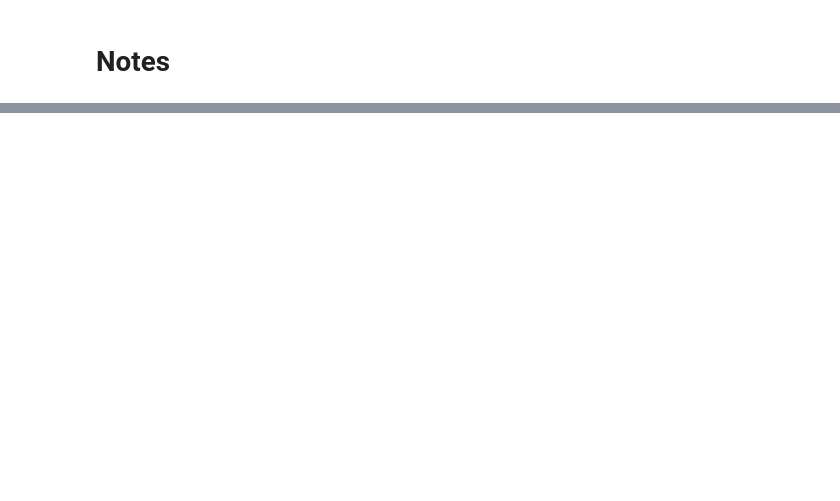
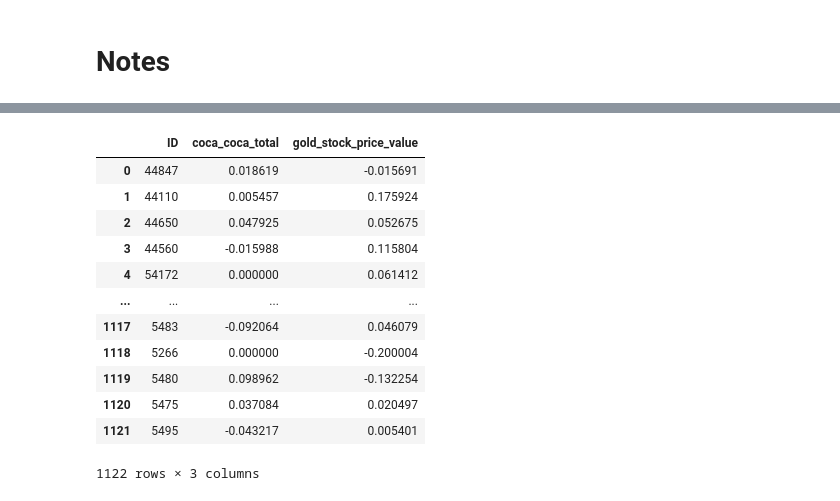
Before and after one commit to Data-Lama/pathogen_study_regions_generator, a Jupyter notebook: src/Notes Gonche.ipynb, the cells around one changed output, grey strips where cells are left out. Cells and saved outputs as stored; diff of their text form; code cells hidden in the pictures; blank space fills up the shorter version.

```diff
--- a/src/Notes Gonche.ipynb
+++ b/src/Notes Gonche.ipynb
@@ -220,0 +70,22 @@ for file in os.listdir(directory):
+# %%
+
+# Embbeds Data
+# ----------------------
+flow.embeddData()
+flow.data_embedded = True
+
+flow.df_embedded_vector
+# %% [output]
+|  | ID | coca_coca_total | gold_stock_price_value |
+| 0 | 44847 | 0.018619 | -0.015691 |
+| 1 | 44110 | 0.005457 | 0.175924 |
+| 2 | 44650 | 0.047925 | 0.052675 |
+| 3 | 44560 | -0.015988 | 0.115804 |
+| 4 | 54172 | 0.000000 | 0.061412 |
+| ... | ... | ... | ... |
+| 1117 | 5483 | -0.092064 | 0.046079 |
+| 1118 | 5266 | 0.000000 | -0.200004 |
+| 1119 | 5480 | 0.098962 | -0.132254 |
+| 1120 | 5475 | 0.037084 | 0.020497 |
+| 1121 | 5495 | -0.043217 | 0.005401 |
+1122 rows × 3 columns
```
Also changed, not shown: parts of 22 cells of this notebook, 11 other files.
